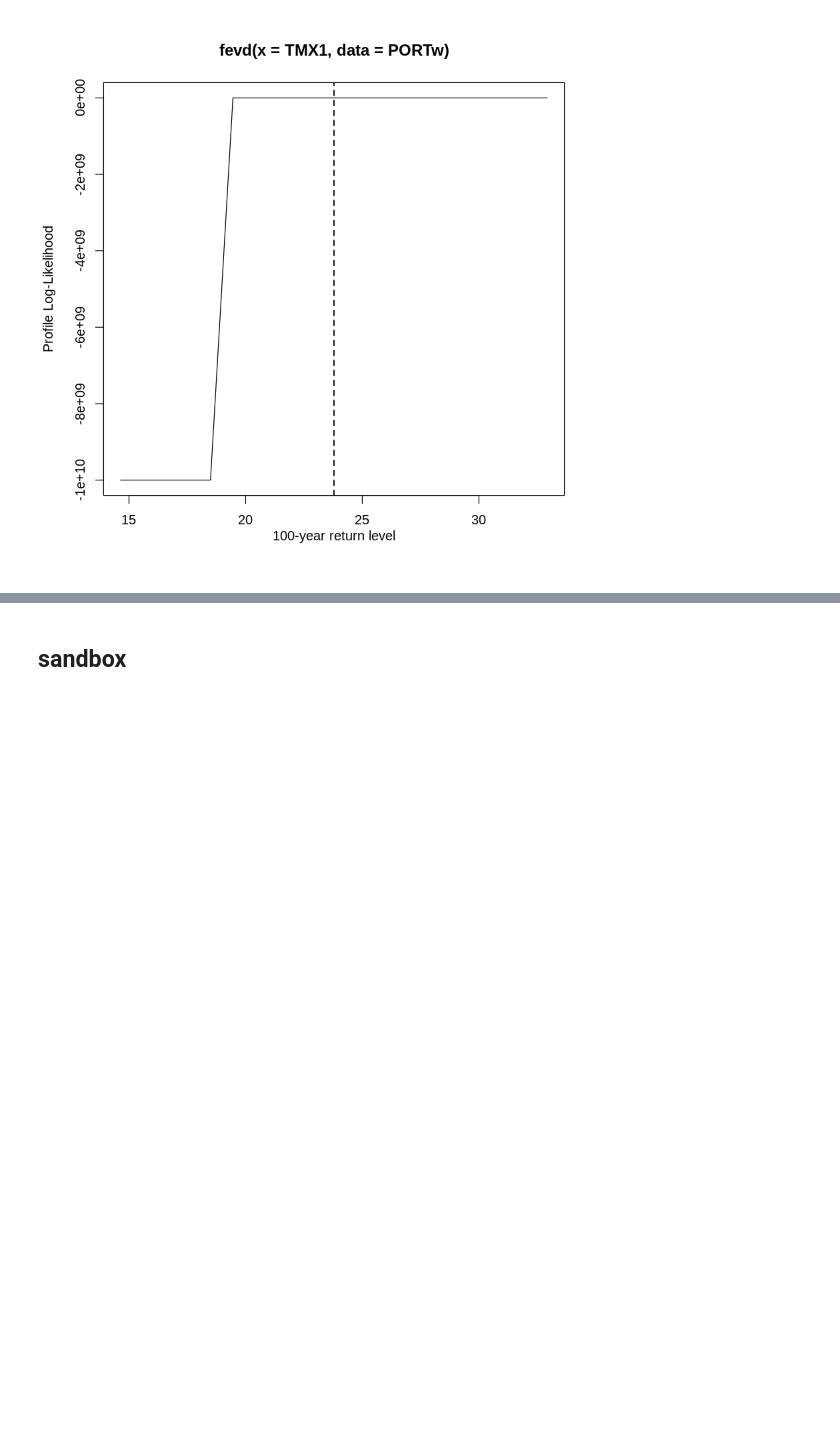
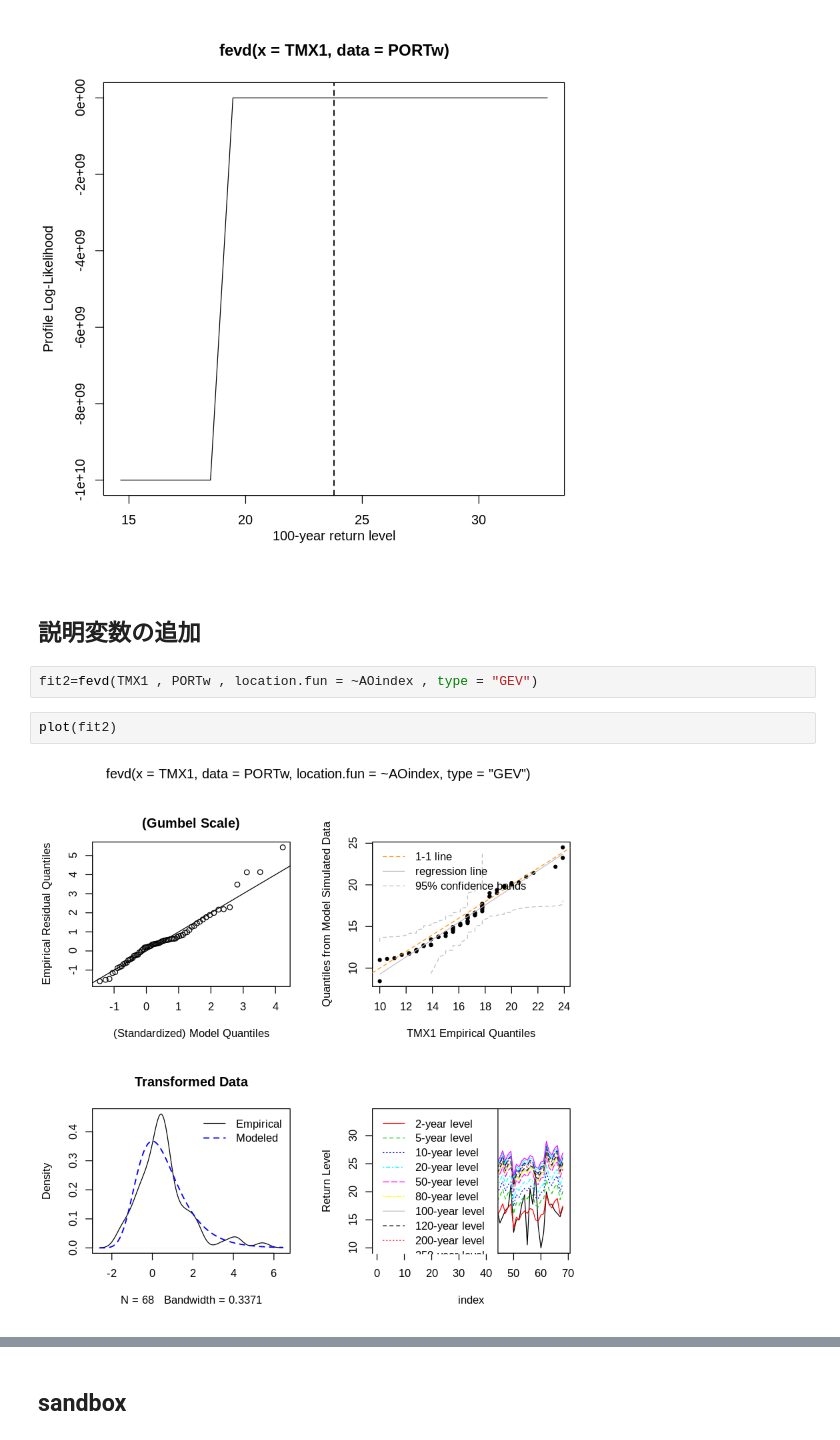
Before and after one commit to unagiinu2k/R_sandbox, a Jupyter notebook: extreme_value.ipynb, the cells around one changed output, grey strips where cells are left out. Drawn from its saved outputs; the diff is of its cells as text; blank space fills up the shorter version.

```diff
--- a/extreme_value.ipynb
+++ b/extreme_value.ipynb
@@ -284,3 +286,11 @@ profile likelihood についてはこちら：http://qdai.way-nifty.com/qjes/200
 profliker(fit1)
 # %% [output]
 [figure]
+# %% [markdown]
+## 説明変数の追加
+# %%
+fit2=fevd(TMX1 , PORTw , location.fun = ~AOindex , type = "GEV")
+# %%
+plot(fit2)
+# %% [output]
+[figure, added]
```
Also changed, not shown: parts of 34 cells of this notebook.
